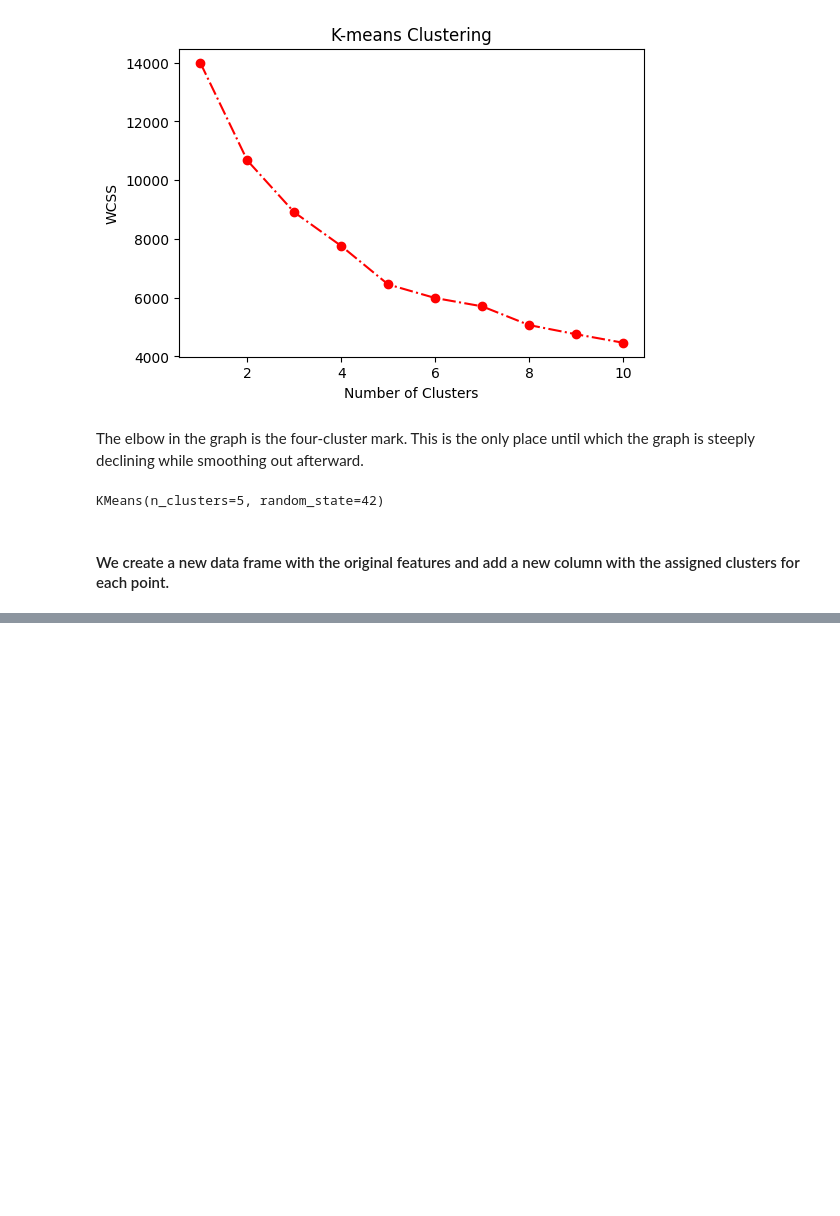
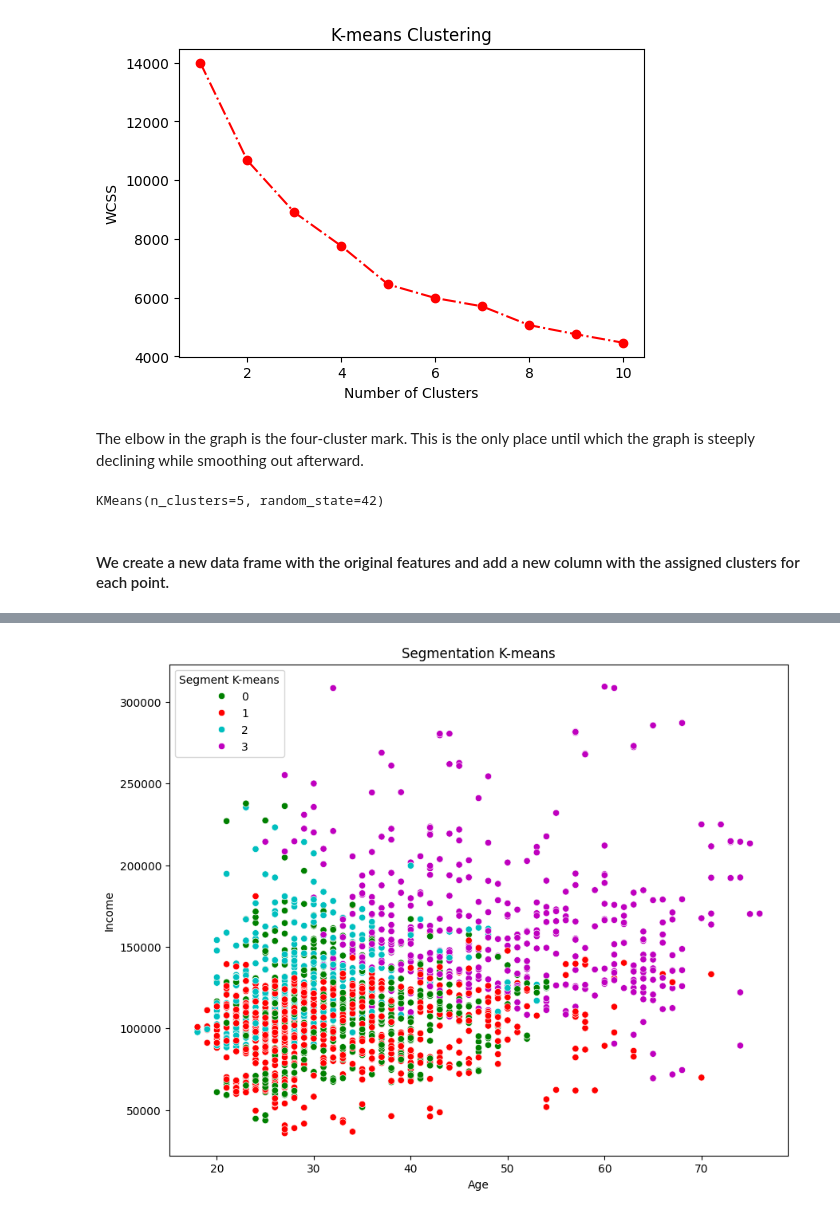
Before and after one commit to bakirmohammed1234/Machine_Learning, a Jupyter notebook: Sklearn_Models_Implementations/KMeans/Customer_Segmentation.ipynb, the cells around one changed output, grey strips where cells are left out. Saved outputs shown, nothing was run; the diff lists cells and outputs as text; code cells hidden in the pictures; blank space fills up the shorter version.

```diff
--- a/Sklearn_Models_Implementations/KMeans/Customer_Segmentation.ipynb
+++ b/Sklearn_Models_Implementations/KMeans/Customer_Segmentation.ipynb
@@ -177,0 +227,10 @@ df_segm_kmeans2.head()
+# %%
+x_axis = df_std1['Age']
+y_axis = df_std1['Income']
+
+plt.figure(figsize=(10, 8))
+sns.scatterplot(x=x_axis, y=y_axis, hue=df_std1["Segment K-means"] , palette=['g', 'r', 'c', 'm'])
+plt.title('Segmentation K-means')
+plt.show()
+# %% [output]
+[figure, added]
```
Also changed, not shown: parts of 22 cells of this notebook.
